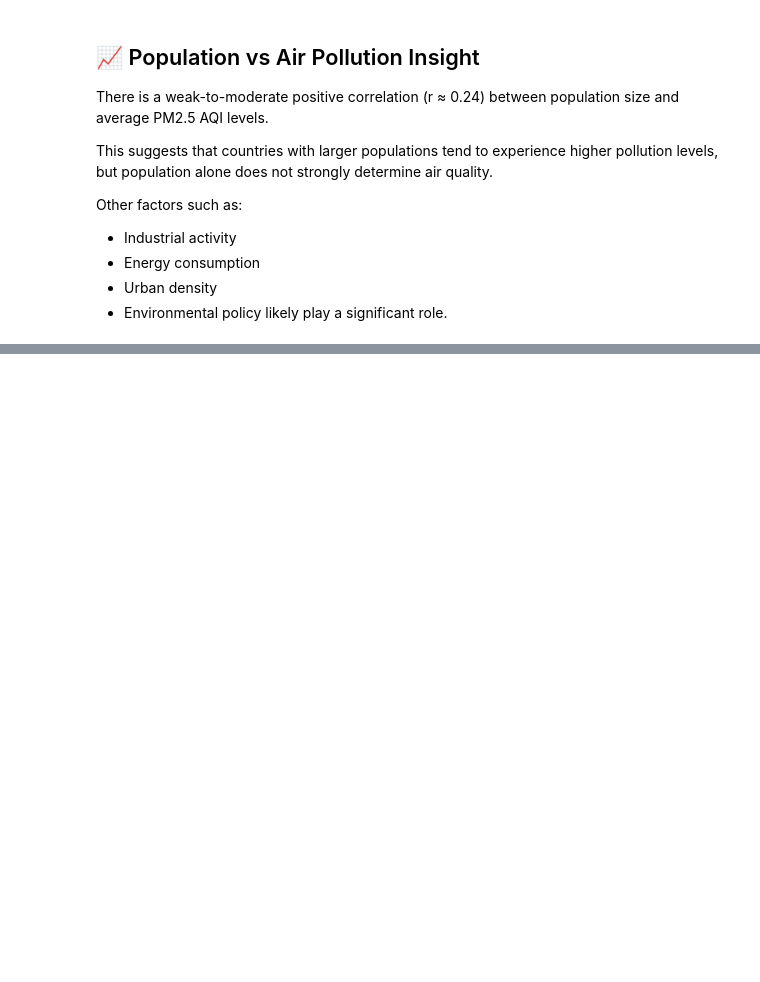
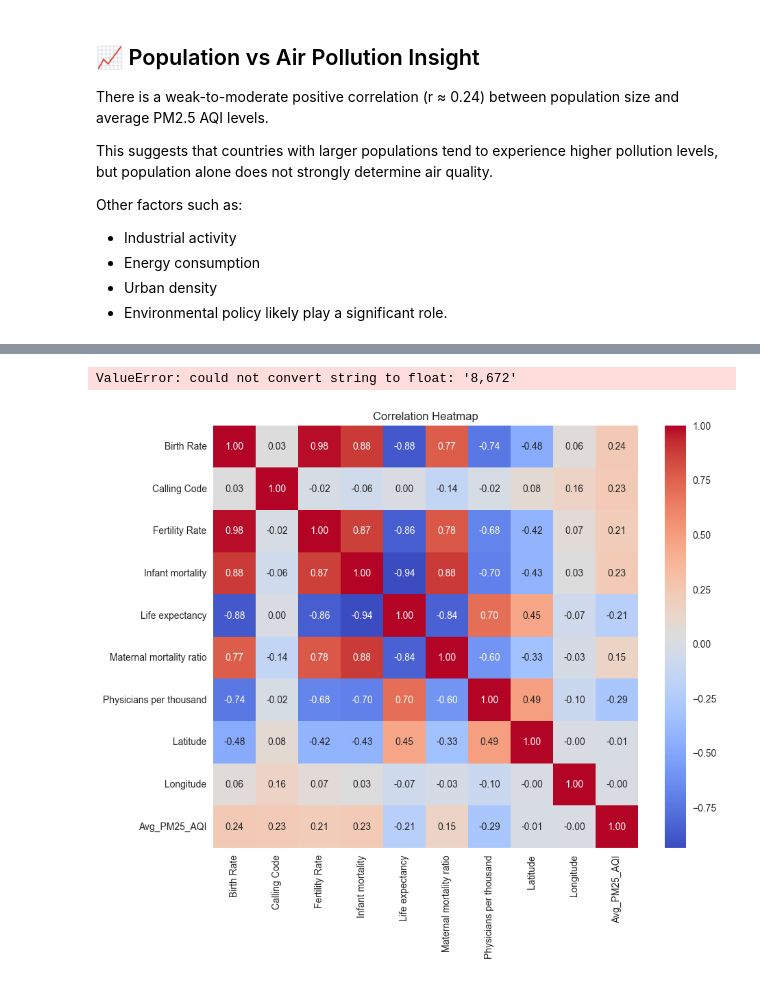
Before and after one commit to AbhilipsaPati0/Urban-Life-Intelligence-System, a Jupyter notebook: notebooks/global_environment_analysis.ipynb, the cells around one changed output, grey strips where cells are left out. Cells and saved outputs as stored; diff of their text form; code cells hidden in the pictures; blank space fills up the shorter version.

```diff
--- a/notebooks/global_environment_analysis.ipynb
+++ b/notebooks/global_environment_analysis.ipynb
@@ -281,0 +377,19 @@ likely play a significant role.
+# %%
+merged[["Co2-Emissions", "Avg_PM25_AQI"]].corr()
+# %% [output]
+ValueError: could not convert string to float: '8,672'
+# %%
+# Correlation Heatmap (All Variables)
+plt.figure(figsize=(10,8))
+
+sns.heatmap(
+    merged.select_dtypes(include=["float64", "int64"]).corr(),
+    annot=True,
+    cmap="coolwarm",
+    fmt=".2f"
+)
+
+plt.title("Correlation Heatmap")
+plt.show()
+# %% [output]
+[figure, added]
```
Also changed, not shown: parts of 20 cells of this notebook.
